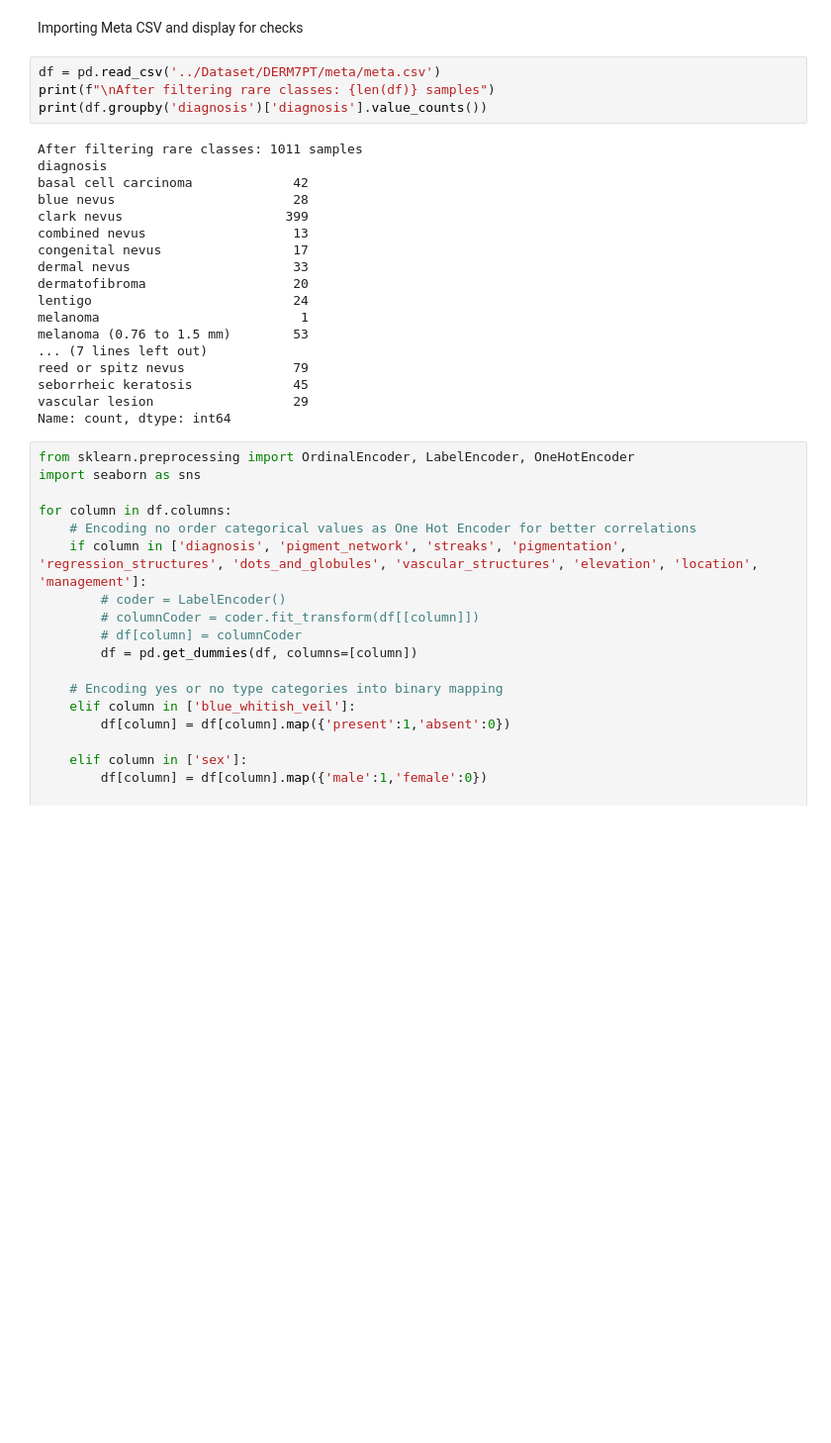
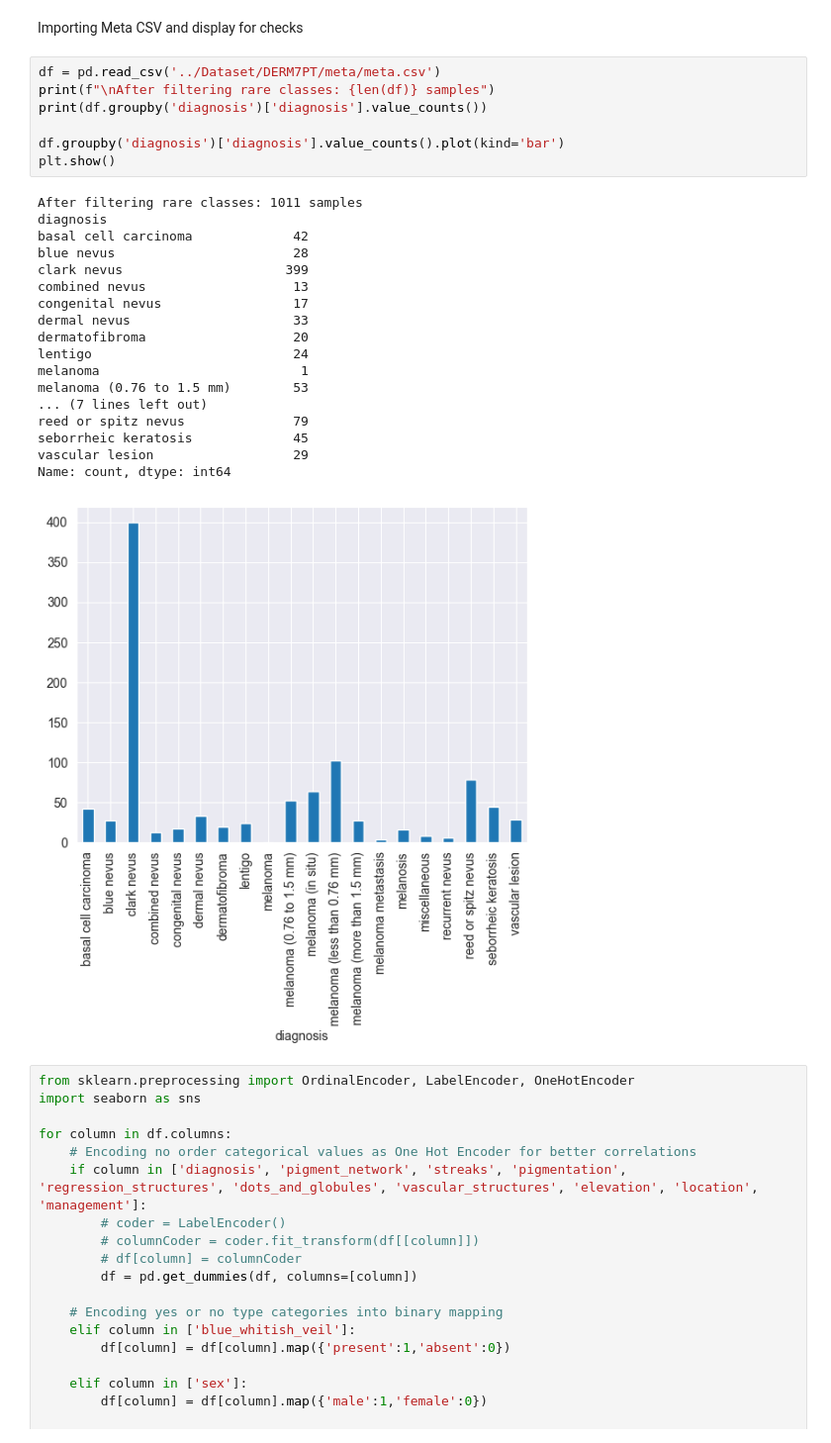
Before and after one commit to anamayyub/GROUP_8, a Jupyter notebook: notebooks/working-progress.ipynb, the cells around one changed output. Shown at 99% size. Saved outputs shown, nothing was run; the diff lists cells and outputs as text; blank space fills up the shorter version.

```diff
--- a/notebooks/working-progress.ipynb
+++ b/notebooks/working-progress.ipynb
@@ -28,25 +28,29 @@ Importing Meta CSV and display for checks
 # %%
 df = pd.read_csv('../Dataset/DERM7PT/meta/meta.csv')
 print(f"\nAfter filtering rare classes: {len(df)} samples")
 print(df.groupby('diagnosis')['diagnosis'].value_counts())
+
+df.groupby('diagnosis')['diagnosis'].value_counts().plot(kind='bar')
+plt.show()
 # %% [output]
 After filtering rare classes: 1011 samples
 diagnosis
 basal cell carcinoma             42
 blue nevus                       28
 clark nevus                     399
 combined nevus                   13
 congenital nevus                 17
 dermal nevus                     33
 dermatofibroma                   20
 lentigo                          24
 melanoma                          1
 melanoma (0.76 to 1.5 mm)        53
 ... (7 lines left out)
 reed or spitz nevus              79
 seborrheic keratosis             45
 vascular lesion                  29
 Name: count, dtype: int64
+[figure, added]
 # %%
 from sklearn.preprocessing import OrdinalEncoder, LabelEncoder, OneHotEncoder
 import seaborn as sns
```
Also changed, not shown: parts of 1 cell of this notebook.
